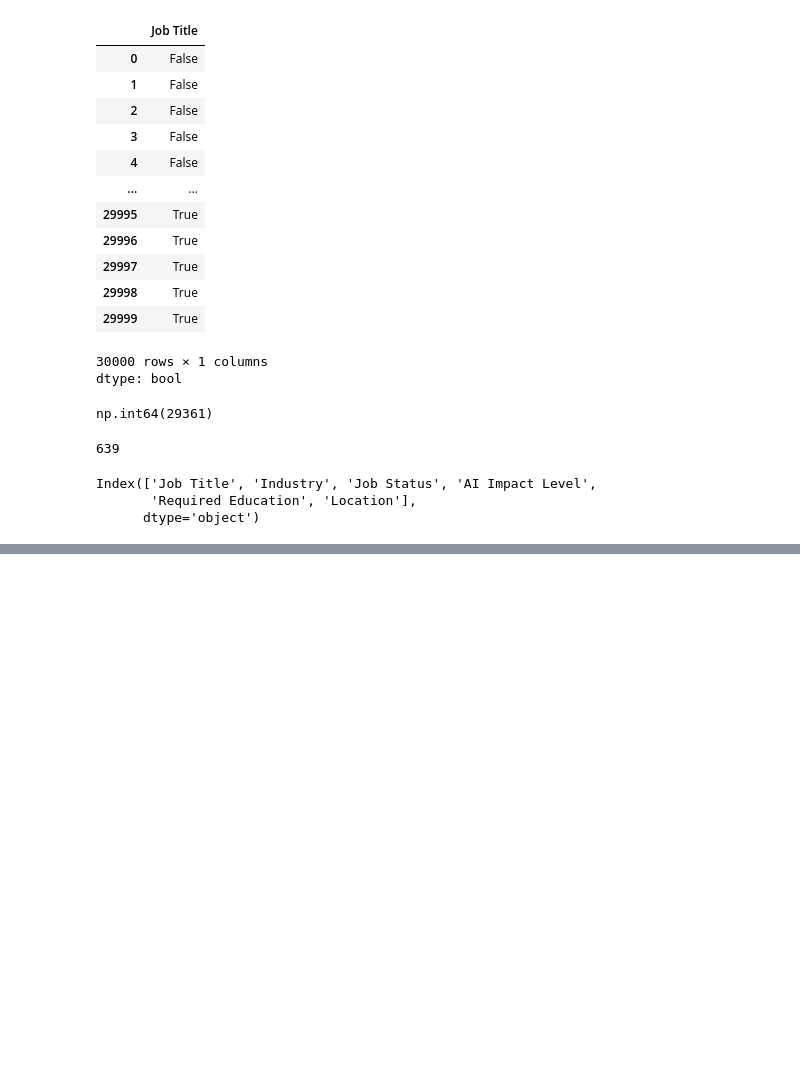
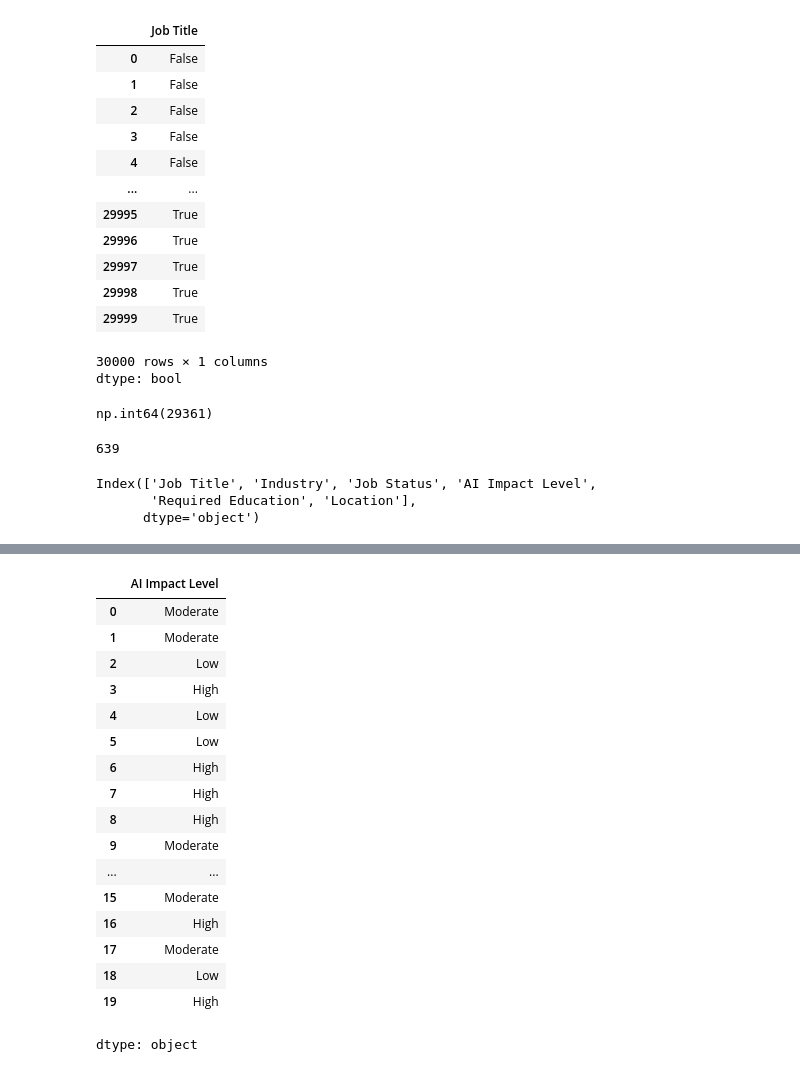
Before and after one commit to AJ0043/AI-Future-of-Jobs-Intelligence-Platform, a Jupyter notebook: AI_Adoption_&_Growth_Analysis.ipynb, the cells around one changed output, grey strips where cells are left out. Cells and saved outputs as stored; diff of their text form; code cells hidden in the pictures; blank space fills up the shorter version.

```diff
--- a/AI_Adoption_&_Growth_Analysis.ipynb
+++ b/AI_Adoption_&_Growth_Analysis.ipynb
@@ -933,0 +1065,21 @@ Now
+# %%
+ai_data[categorical]['AI Impact Level'].head(20)
+# %% [output]
+|  | AI Impact Level |
+| 0 | Moderate |
+| 1 | Moderate |
+| 2 | Low |
+| 3 | High |
+| 4 | Low |
+| 5 | Low |
+| 6 | High |
+| 7 | High |
+| 8 | High |
+| 9 | Moderate |
+| ... | ... |
+| 15 | Moderate |
+| 16 | High |
+| 17 | Moderate |
+| 18 | Low |
+| 19 | High |
+dtype: object
```
Also changed, not shown: parts of 38 cells of this notebook.
